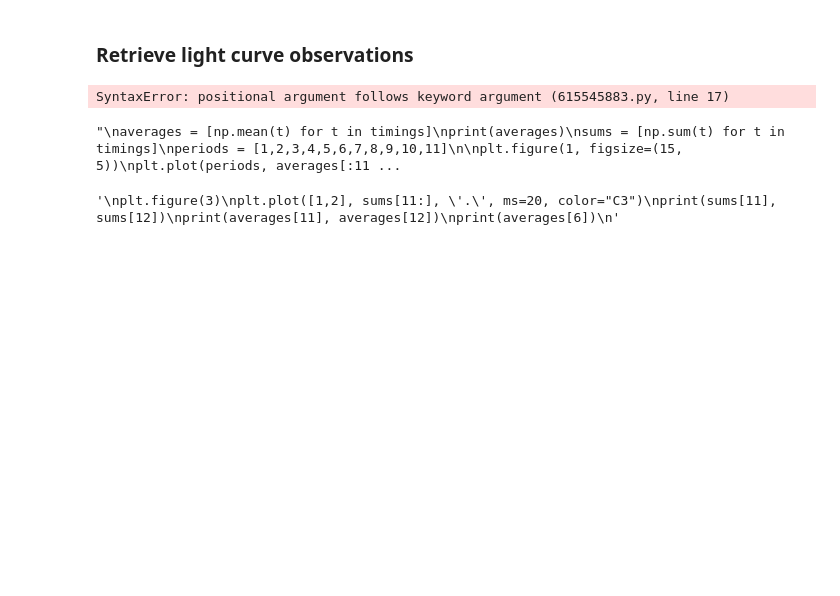
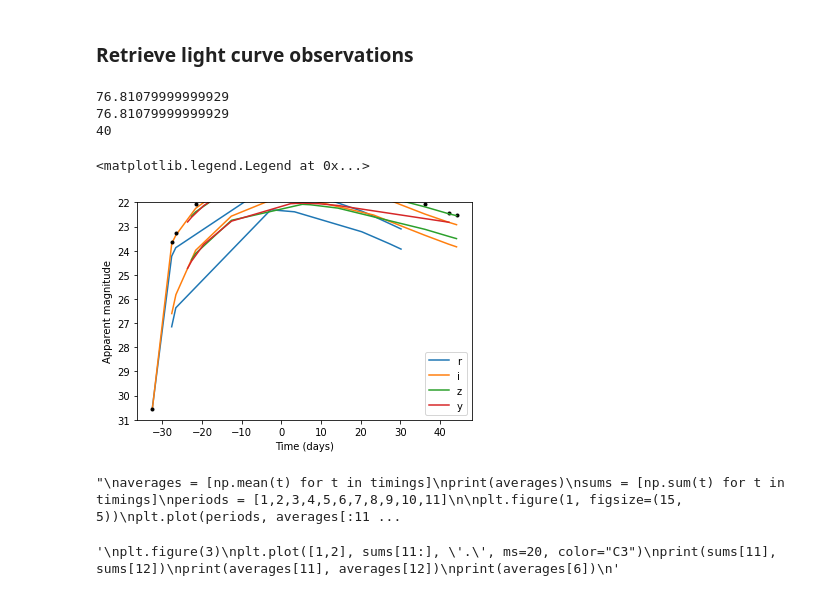
Before and after one commit to Nikki1510/lensed_supernova_simulator_tool, a Jupyter notebook: src/generate_data.ipynb, the cells around one changed output. Drawn from its saved outputs; the diff is of its cells as text; code cells hidden in the pictures; blank space fills up the shorter version.

```diff
--- a/src/generate_data.ipynb
+++ b/src/generate_data.ipynb
@@ -115,36 +115,45 @@ Number of attempts:  263
 # %% [markdown]
 ### Retrieve light curve observations
 # %%
+
 times = np.array(df['obs_times'][0])
 bands = np.array(df['obs_bands'][0])
 mags = df['brightness_im'][0]
 mags_unresolved = df['brightness_unresolved'][0]
+
+print(times[-1] - times[0])
+print(df['obs_end'][0] - df['obs_start'][0])
+print(len(times))
 
 mask_r = np.where(bands == 'r')
 mask_i = np.where(bands == 'i')
 mask_z = np.where(bands == 'z')
 mask_y = np.where(bands == 'y')
 
 plt.figure()
 plt.plot(times[mask_r], mags[:,0][mask_r], color='C0', label="r")
 plt.plot(times[mask_r], mags[:,1][mask_r], color='C0')
 
 plt.plot(times[mask_i], mags[:,0][mask_i], color='C1', label="i")
 plt.plot(times[mask_i], mags[:,1][mask_i], color='C1')
-plt.plot(times[mask_i], mags_unresolved[mask_i],  '.'color='black')
+plt.plot(times[mask_i], mags_unresolved[mask_i], '.', color='black')
 
 plt.plot(times[mask_z], mags[:,0][mask_z], color='C2', label="z")
 plt.plot(times[mask_z], mags[:,1][mask_z], color='C2')
 
 plt.plot(times[mask_y], mags[:,0][mask_y], color='C3', label="y")
 plt.plot(times[mask_y], mags[:,1][mask_y], color='C3')
 
 plt.ylim(31, 22)
 plt.ylabel("Apparent magnitude")
 plt.xlabel("Time (days)")
 plt.legend()
 # %% [output]
-SyntaxError: positional argument follows keyword argument (615545883.py, line 17)
+76.81079999999929
+76.81079999999929
+40
+<matplotlib.legend.Legend at 0x...>
+[figure, added]
 # %%
 
 """
```
Also changed, not shown: parts of 1 cell of this notebook, 2 other files.
